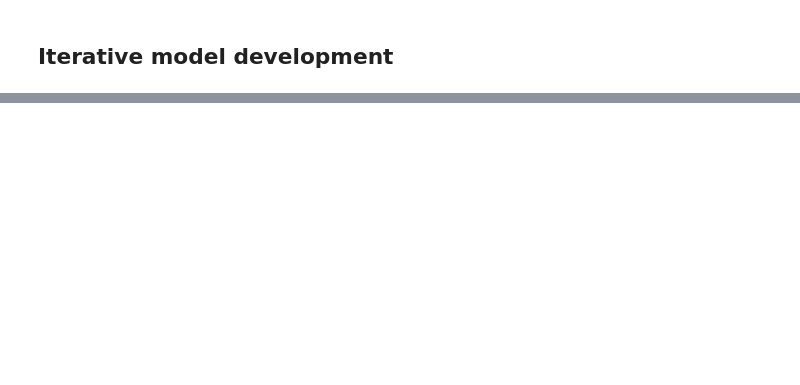
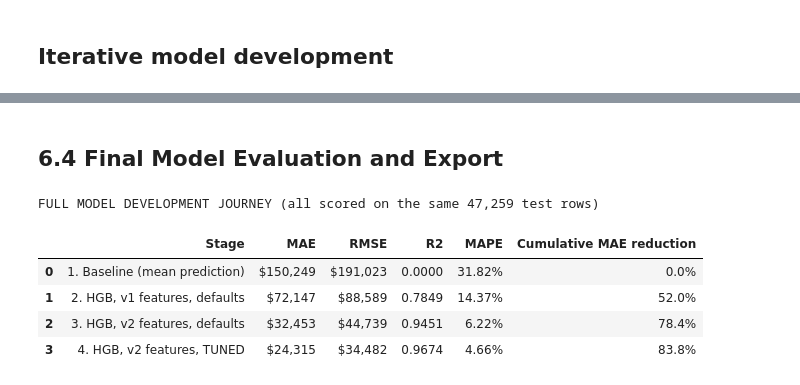
Before and after one commit to Timyi06/TimyiMLDPProject, a Jupyter notebook: MLDP Program Codes Submission Template.ipynb, the cells around one changed output, grey strips where cells are left out. Cells and saved outputs as stored; diff of their text form; code cells hidden in the pictures; blank space fills up the shorter version.

```diff
--- a/MLDP Program Codes Submission Template.ipynb
+++ b/MLDP Program Codes Submission Template.ipynb
@@ -539,0 +765,79 @@ I picked HistGradientBoostingRegressor over the alternative models for several c
+# %% [markdown]
+## 6.4 Final Model Evaluation and Export
+# %%
+## 6.4 Final Model Evaluation and Export
+
+
+best_model = search.best_estimator_
+final_preds = best_model.predict(X_test_v2)
+
+final_mae  = mean_absolute_error(y_test_v2, final_preds)
+final_rmse = mean_squared_error(y_test_v2, final_preds) ** 0.5
+final_r2   = r2_score(y_test_v2, final_preds)
+final_mape = np.mean(np.abs((y_test_v2 - final_preds) / y_test_v2)) * 100
+
+## Full development journey - each row isolates one change
+journey = pd.DataFrame([
+    {"Stage": "1. Baseline (mean prediction)", "MAE": baseline_mae, "RMSE": 191023.0,
+     "R2": 0.0000, "MAPE": 31.82},
+    {"Stage": "2. HGB, v1 features, defaults",  "MAE": v1_row["MAE"], "RMSE": v1_row["RMSE"],
+     "R2": v1_row["R2"], "MAPE": v1_row["MAPE"]},
+    {"Stage": "3. HGB, v2 features, defaults",  "MAE": comparison["MAE"].iloc[1],
+     "RMSE": comparison["RMSE"].iloc[1], "R2": comparison["R2"].iloc[1],
+     "MAPE": comparison["MAPE"].iloc[1]},
+    {"Stage": "4. HGB, v2 features, TUNED",     "MAE": final_mae, "RMSE": final_rmse,
+     "R2": final_r2, "MAPE": final_mape},
+])
+journey["Cumulative MAE reduction"] = (1 - journey["MAE"] / baseline_mae) * 100
+
+print("FULL MODEL DEVELOPMENT JOURNEY (all scored on the same 47,259 test rows)\n")
+j = journey.copy()
+j["MAE"]  = j["MAE"].map("${:,.0f}".format)
+j["RMSE"] = j["RMSE"].map("${:,.0f}".format)
+j["R2"]   = j["R2"].map("{:.4f}".format)
+j["MAPE"] = j["MAPE"].map("{:.2f}%".format)
+j["Cumulative MAE reduction"] = j["Cumulative MAE reduction"].map("{:.1f}%".format)
+display(j)
+
+print(f"\nTuning alone improved MAE from ${comparison['MAE'].iloc[1]:,.0f} "
+      f"to ${final_mae:,.0f}  ({(1 - final_mae/comparison['MAE'].iloc[1])*100:.1f}% better)")
+
+
+
+model_artifact = {
+    "model":            best_model,
+    "feature_columns":  list(X_v2.columns),          # exact column order - critical
+    "towns":            sorted(df_fe["town"].unique().tolist()),
+    "flat_types":       sorted(df_fe["flat_type"].unique().tolist()),
+    "flat_models":      sorted(df_fe["flat_model"].unique().tolist()),
+    "storey_ranges":    sorted(df_fe["storey_range"].unique().tolist()),
+    "floor_area_min":   float(df_fe["floor_area_sqm"].min()),
+    "floor_area_max":   float(df_fe["floor_area_sqm"].max()),
+    "max_months_since_2017": int(df_fe["months_since_2017"].max()),
+    "dataset_last_month":    str(df_fe["month"].max()),
+    "median_area_by_type":   df_fe.groupby("flat_type")["floor_area_sqm"].median().to_dict(),
+    "metrics":          {"MAE": final_mae, "RMSE": final_rmse,
+                         "R2": final_r2, "MAPE": final_mape},
+    "best_params":      search.best_params_,
+}
+
+joblib.dump(model_artifact, "hdb_resale_model.pkl", compress=3)
+
+import os
+size_mb = os.path.getsize("hdb_resale_model.pkl") / 1e6
+print(f"\nSaved hdb_resale_model.pkl  ({size_mb:.1f} MB)")
+print("Under GitHub's 100 MB limit:", size_mb < 100)
+
+
+reloaded = joblib.load("hdb_resale_model.pkl")
+check = reloaded["model"].predict(X_test_v2.iloc[:5])
+print("\nReload verification - predictions match:",
+      np.allclose(check, final_preds[:5]))
+print("Sample predictions:", [f"${p:,.0f}" for p in check])
+# %% [output]
+FULL MODEL DEVELOPMENT JOURNEY (all scored on the same 47,259 test rows)
+|  | Stage | MAE | RMSE | R2 | MAPE | Cumulative MAE reduction |
+| 0 | 1. Baseline (mean prediction) | $150,249 | $191,023 | 0.0000 | 31.82% | 0.0% |
+| 1 | 2. HGB, v1 features, defaults | $72,147 | $88,589 | 0.7849 | 14.37% | 52.0% |
+| 2 | 3. HGB, v2 features, defaults | $32,453 | $44,739 | 0.9451 | 6.22% | 78.4% |
+| 3 | 4. HGB, v2 features, TUNED | $24,315 | $34,482 | 0.9674 | 4.66% | 83.8% |
```
Also changed, not shown: parts of 12 cells of this notebook, 4 other files.
